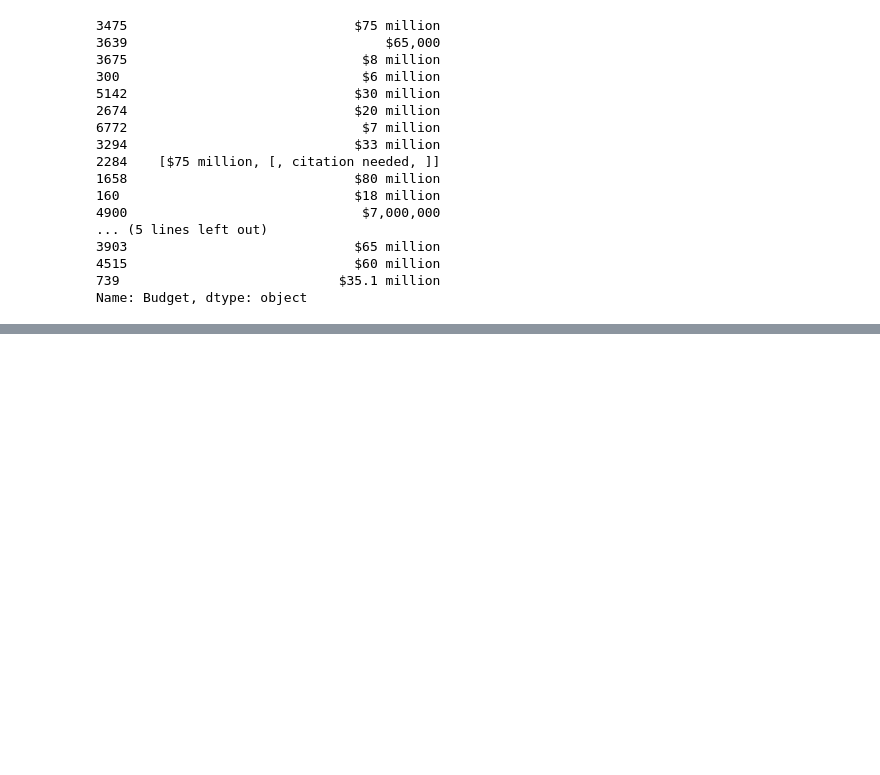
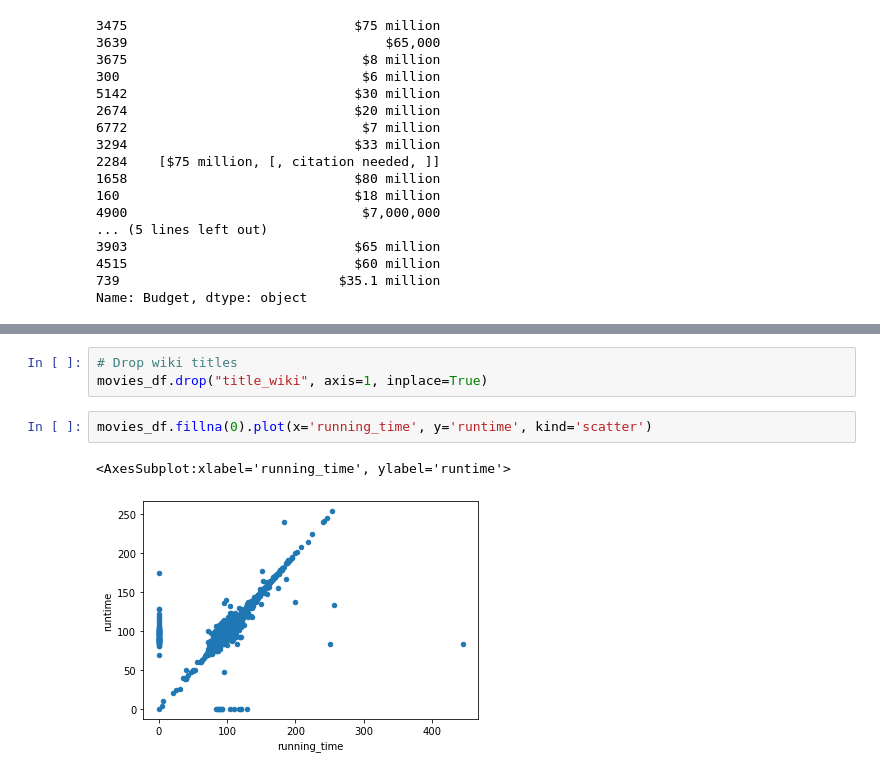
Before and after one commit to kushalishah/Movies-ETL, a Jupyter notebook: movies-etl.ipynb, the cells around one changed output, grey strips where cells are left out. Cells and saved outputs as stored; diff of their text form; blank space fills up the shorter version.

```diff
--- a/movies-etl.ipynb
+++ b/movies-etl.ipynb
@@ -774,0 +874,8 @@ movies_metadata['release_date'] = pd.to_datetime(movies_metadata['release_date']
+# %%
+# Drop wiki titles
+movies_df.drop("title_wiki", axis=1, inplace=True)
+# %%
+movies_df.fillna(0).plot(x='running_time', y='runtime', kind='scatter')
+# %% [output]
+<AxesSubplot:xlabel='running_time', ylabel='runtime'>
+[figure, added]
```
Also changed, not shown: parts of 83 cells of this notebook.
